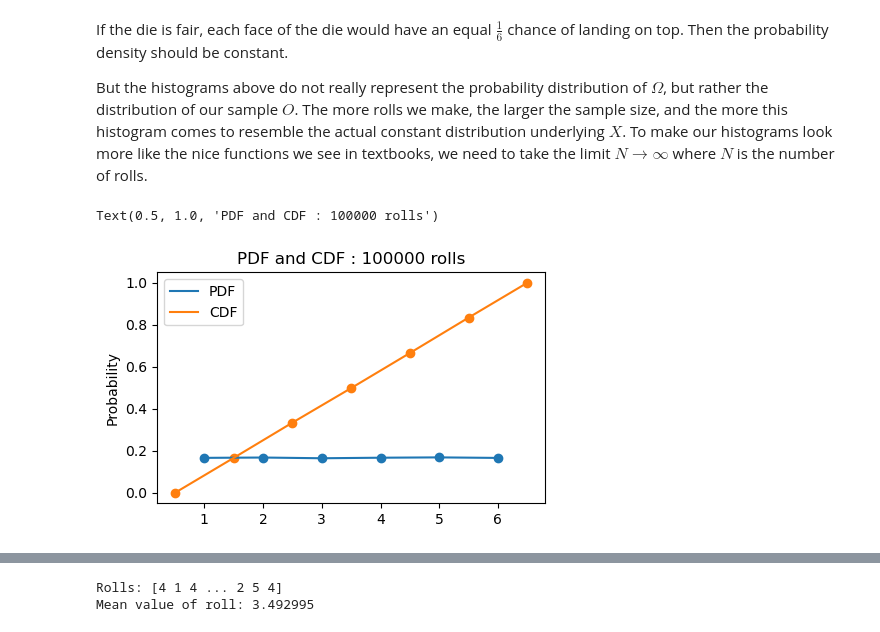
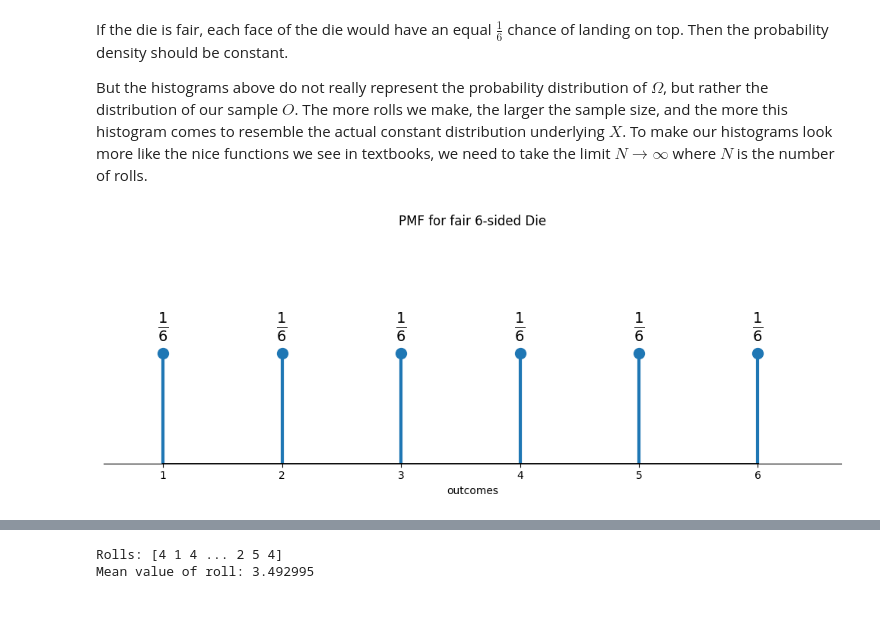
Before and after one commit to tgstone/sio-math-workshop, a Jupyter notebook: docs/source/2026/day2/stats_in_practice.ipynb, the cells around one changed output, grey strips where cells are left out. Drawn from its saved outputs; the diff is of its cells as text; code cells hidden in the pictures.

Commit message:
added figures
added figures and in class exercise

```diff
--- a/docs/source/2026/day2/stats_in_practice.ipynb
+++ b/docs/source/2026/day2/stats_in_practice.ipynb
@@ -62,28 +65,36 @@ plt.setp(axs,xlim = [0.5,6.5])
 If the die is fair, each face of the die would have an equal $\frac{1}{6}$ chance of landing on top. Then the probability density should be constant.
 
 But the histograms above do not really represent the probability distribution of $\Omega$, but rather the distribution of our sample $O$. The more rolls we make, the larger the sample size, and the more this histogram comes to resemble the actual constant distribution underlying $X$. To make our histograms look more like the nice functions we see in textbooks, we need to take the limit $N \to \infty$ where $N$ is the number of rolls.
-# %%
-N = 100000 # How many rolls?
-
-def calcDistr(arr,minval,maxval,dbin):
-    bins = np.linspace(minval - dbin/2, maxval + dbin/2, int((maxval - minval)/dbin + 2)) #make bins
-    hist,_ = np.histogram(arr,bins = bins)
-    pdf = hist/sum(hist) #normalize
-    cdf = [sum(pdf[:i]) for i in range(len(pdf)+1)] #integrate
-    return pdf,cdf,bins
-
-def midBins(bins): #find the middle of each bin
-    return (bins[1:] + bins[:-1])/2
-
-pdf,cdf,bins = calcDistr(rollN(N),1,6,1)
-plt.figure(figsize = (5,3))
-plt.plot(midBins(bins),pdf,label = 'PDF')
-plt.scatter(midBins(bins),pdf,color = 'tab:blue')
-plt.plot(bins,cdf,label = 'CDF')
-plt.scatter(bins,cdf,color = 'tab:orange')
-plt.legend()
-plt.ylabel('Probability')
-plt.title('PDF and CDF : ' + str(N) + ' rolls')
-# %% [output]
-Text(0.5, 1.0, 'PDF and CDF : 100000 rolls')
-[figure, removed]
+# %%
+# code written by Claude to generate PMF for 6-sided die as shown on wikipedia,
+# https://en.wikipedia.org/wiki/Probability_mass_function#/media/File:Fair_dice_probability_distribution.svg
+
+outcomes = [1, 2, 3, 4, 5, 6]
+probs = [1/6] * 6
+
+fig, ax = plt.subplots(figsize=(10, 4))
+
+markerline, stemlines, baseline = ax.stem(outcomes, probs, basefmt='k-')
+plt.setp(stemlines, color='#1f77b4', linewidth=3)
+plt.setp(markerline, color='#1f77b4', markersize=10)
+baseline.set_linewidth(2)
+
+# Label each stem with "1/6"
+for x in outcomes:
+    ax.text(x, 1/6 + 0.03, r'$\frac{1}{6}$', ha='center', fontsize=20)
+
+ax.set_xlim(0.5, 6.7)
+ax.set_ylim(0, 0.35)
+ax.set_xlabel("outcomes")
+ax.set_xticks(outcomes)
+ax.set_yticks([])
+ax.set_title("PMF for fair 6-sided Die")
+ax.spines['top'].set_visible(False)
+ax.spines['right'].set_visible(False)
+ax.spines['left'].set_visible(False)
+
+plt.tight_layout()
+plt.savefig('die_pmf.png', dpi=150)
+plt.show()
+# %% [output]
+[figure, added]
```
Also changed, not shown: parts of 7 cells of this notebook, 2 other files.
